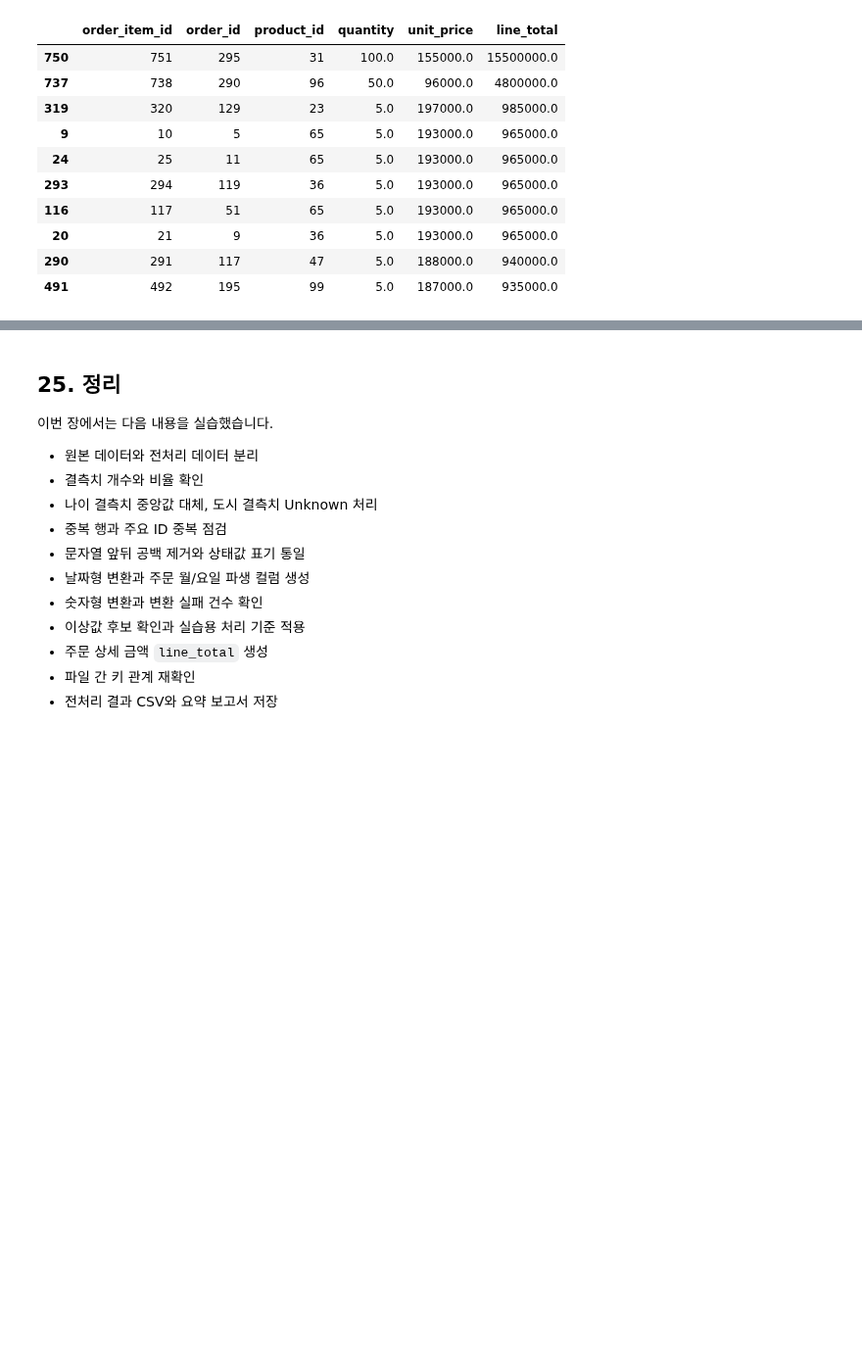
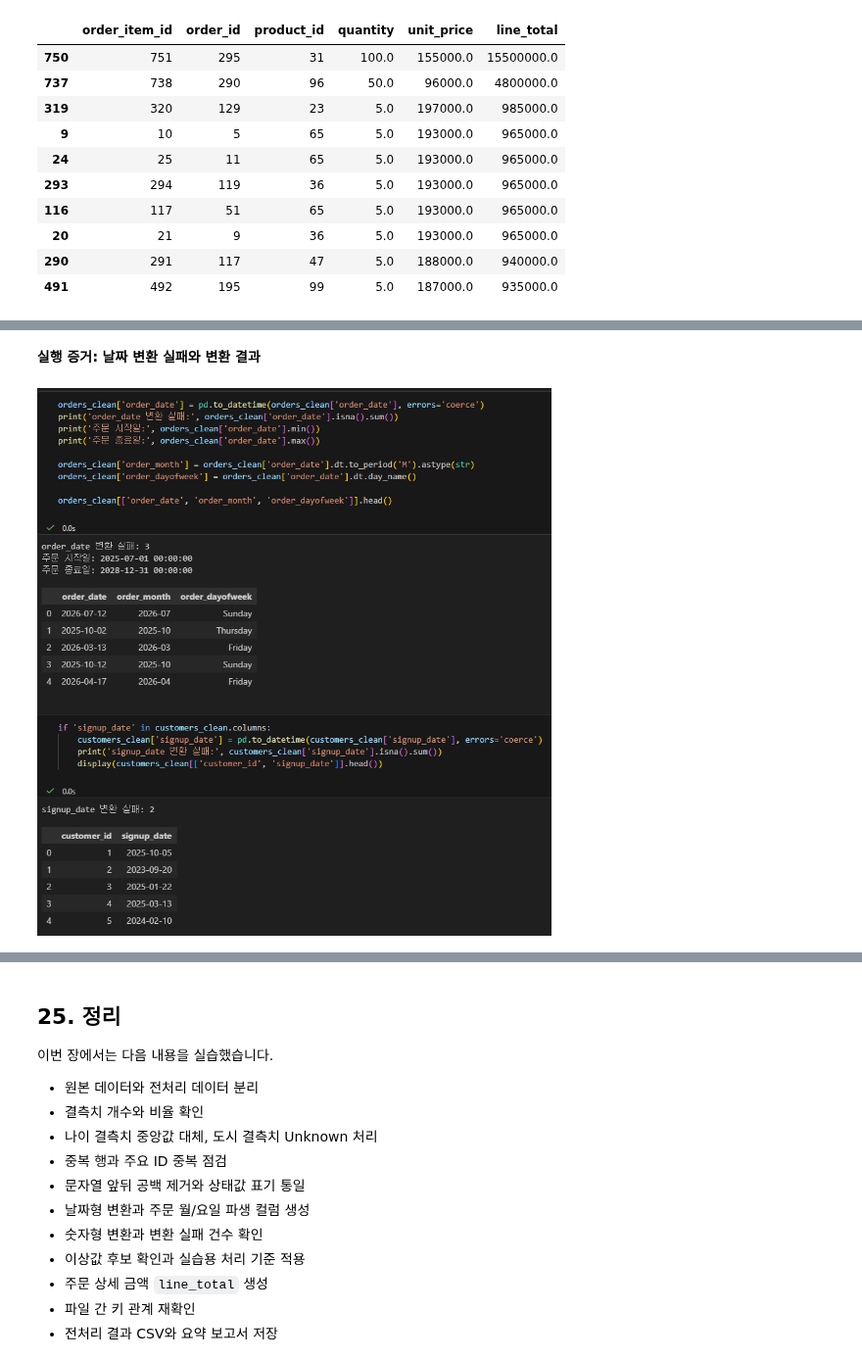
Before and after one commit to OBHAR/llm-data-analysis-study, a Jupyter notebook: chapter05/chapter05.ipynb, the cells around one changed output, grey strips where cells are left out. Shown at 98% size. Drawn from its saved outputs; the diff is of its cells as text; code cells hidden in the pictures; blank space fills up the shorter version.

```diff
--- a/chapter05/chapter05.ipynb
+++ b/chapter05/chapter05.ipynb
@@ -1150,0 +1052,11 @@ customers는 중복 2건을 제거해 152행에서 150행으로 줄었다. produ
+# %% [markdown]
+**실행 증거: 날짜 변환 실패와 변환 결과**
+# %%
+from pathlib import Path
+from IPython.display import Image, display
+image_path = Path('chapter05/images/step02_dates.png')
+if not image_path.exists():
+    image_path = Path('images/step02_dates.png')
+display(Image(filename=str(image_path)))
+# %% [output]
+[figure, added]
```
Also changed, not shown: parts of 40 cells of this notebook.
